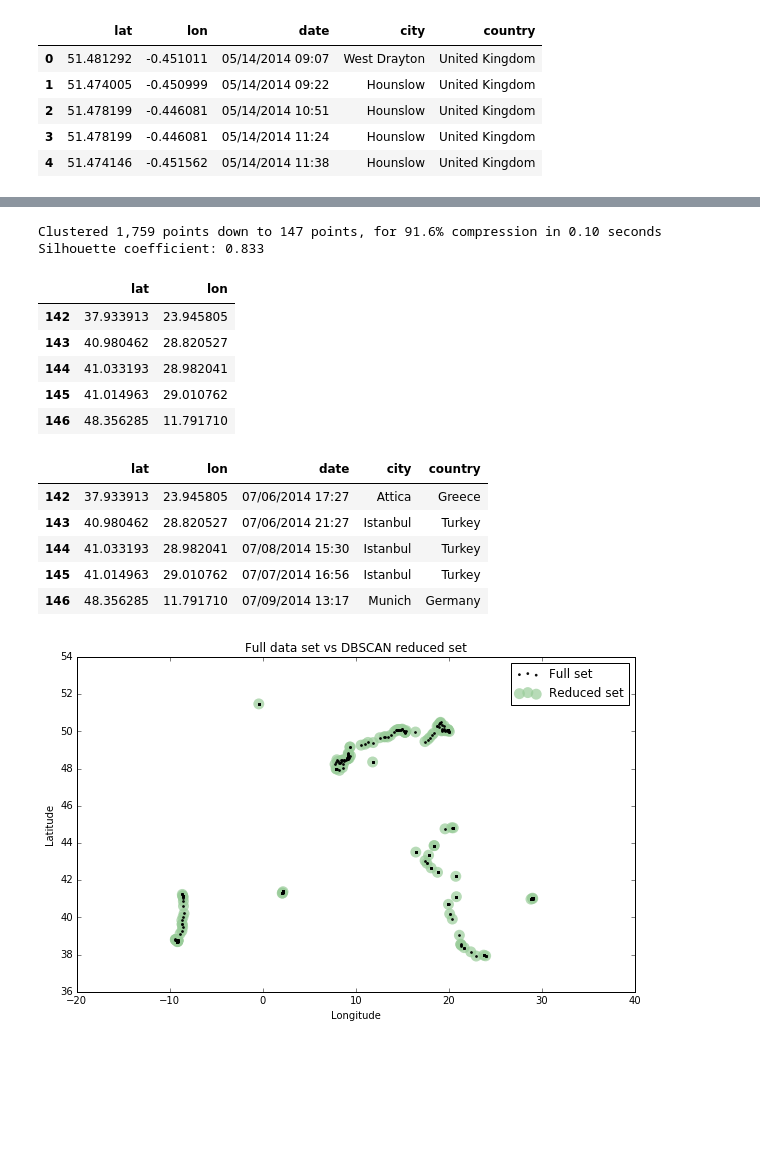
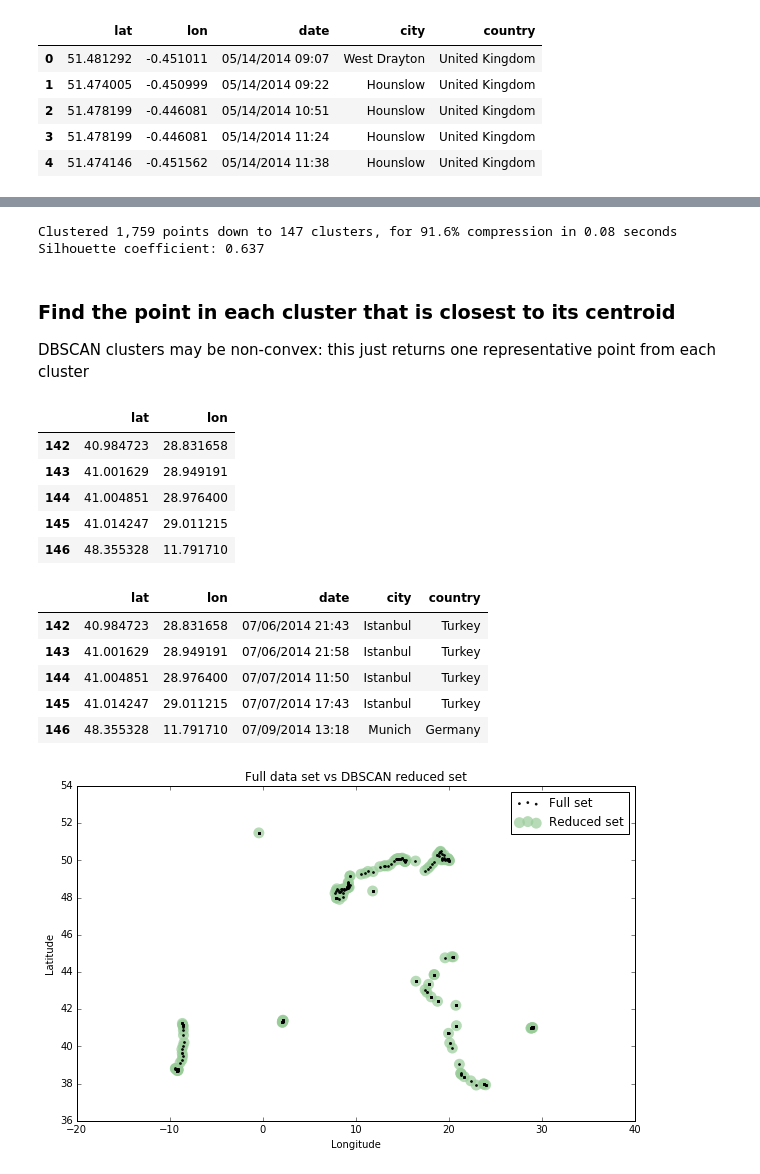
Before and after one commit to gboeing/2014-summer-travels, a Jupyter notebook: clustering-scikitlearn.ipynb, the cells around one changed output, grey strips where cells are left out. Saved outputs shown, nothing was run; the diff lists cells and outputs as text; code cells hidden in the pictures; blank space fills up the shorter version.

Commit message:
made (lat, lon) and (y, x) tuples consistent

```diff
--- a/clustering-scikitlearn.ipynb
+++ b/clustering-scikitlearn.ipynb
@@ -26,21 +31,18 @@ df.head()
 # %%
-# Compute DBSCAN
-# eps is the physical distance from each point that forms its neighborhood
-# min_samples is the min cluster size, otherwise it's noise - set to 1 so we get no noise
 start_time = time()
-coordinates = df.as_matrix(columns=['lon', 'lat'])
+coordinates = df.as_matrix(columns=['lat', 'lon']) #represent points consistently as (lat, lon)
 db = DBSCAN(eps=.01, min_samples=1, algorithm='ball_tree', metric='haversine').fit(coordinates)
 cluster_labels = db.labels_
 
-# number of clusters in labels, ignoring noise if present
+# get the number of clusters, ignoring noise if present
 num_clusters = len(set(cluster_labels)) - (1 if -1 in cluster_labels else 0)
 
 # all done, print the outcome
-message = 'Clustered {:,} points down to {:,} points, for {:0.1f}% compression in {:0.2f} seconds'
+message = 'Clustered {:,} points down to {:,} clusters, for {:.1f}% compression in {:,.2f} seconds'
 print(message.format(len(df), num_clusters, 100*(1 - float(num_clusters) / len(df)), time()-start_time))
 print('Silhouette coefficient: {:0.03f}'.format(metrics.silhouette_score(coordinates, cluster_labels)))
 # %% [output]
-Clustered 1,759 points down to 147 points, for 91.6% compression in 0.10 seconds
-Silhouette coefficient: 0.833
+Clustered 1,759 points down to 147 clusters, for 91.6% compression in 0.08 seconds
+Silhouette coefficient: 0.637
 # %%
 # turn the clusters in to a pandas series, where each element is a cluster of points
@@ -48,27 +50,29 @@ clusters = pd.Series([coordinates[cluster_labels == n] for n in range(num_cluste
+# %% [markdown]
+### Find the point in each cluster that is closest to its centroid
+
+DBSCAN clusters may be non-convex: this just returns one representative point from each cluster
 # %%
-# find the point in each cluster that is closest to its centroid
-# DBSCAN clusters may be non-convex: this just returns one representative point from each cluster
 def get_centermost_point(cluster):
-    centroid = MultiPoint(cluster).centroid.x, MultiPoint(cluster).centroid.y
+    # represent points consistently as (lat, lon): that is (y, x)
+    centroid = (MultiPoint(cluster).centroid.y, MultiPoint(cluster).centroid.x)
     centermost_point = min(cluster, key=lambda point: great_circle(point, centroid).m)
-    return centermost_point
+    return tuple(centermost_point)
 
 centermost_points = clusters.map(get_centermost_point)
 # %%
-# use list comprehension to extract the lat and lon out of the centermost points tuples
-longitudes = [point[0] for point in centermost_points]
-latitudes = [point[1] for point in centermost_points]
+# unzip the list of centermost points (lat, lon) tuples into separate lat and lon lists
+latitudes, longitudes = zip(*centermost_points)
 
 # from these lats and lons create a new dataframe of one representative point for each cluster
 rep_points = pd.DataFrame({'lon':longitudes, 'lat':latitudes})
 rep_points.tail()
 # %% [output]
 |  | lat | lon |
-| 142 | 37.933913 | 23.945805 |
-| 143 | 40.980462 | 28.820527 |
-| 144 | 41.033193 | 28.982041 |
-| 145 | 41.014963 | 29.010762 |
-| 146 | 48.356285 | 11.791710 |
+| 142 | 40.984723 | 28.831658 |
+| 143 | 41.001629 | 28.949191 |
+| 144 | 41.004851 | 28.976400 |
+| 145 | 41.014247 | 29.011215 |
+| 146 | 48.355328 | 11.791710 |
 # %%
 # pull row from original data set where lat/lon match the lat/lon of each row of representative points
 # that way we get the full details like city, country, and date from the original dataframe
@@ -76,11 +80,11 @@ rs = rep_points.apply(lambda row: df[(df['lat']==row['lat']) & (df['lon']==row['
 rs.tail()
 # %% [output]
 |  | lat | lon | date | city | country |
-| 142 | 37.933913 | 23.945805 | 07/06/2014 17:27 | Attica | Greece |
-| 143 | 40.980462 | 28.820527 | 07/06/2014 21:27 | Istanbul | Turkey |
-| 144 | 41.033193 | 28.982041 | 07/08/2014 15:30 | Istanbul | Turkey |
-| 145 | 41.014963 | 29.010762 | 07/07/2014 16:56 | Istanbul | Turkey |
-| 146 | 48.356285 | 11.791710 | 07/09/2014 13:17 | Munich | Germany |
+| 142 | 40.984723 | 28.831658 | 07/06/2014 21:43 | Istanbul | Turkey |
+| 143 | 41.001629 | 28.949191 | 07/06/2014 21:58 | Istanbul | Turkey |
+| 144 | 41.004851 | 28.976400 | 07/07/2014 11:50 | Istanbul | Turkey |
+| 145 | 41.014247 | 29.011215 | 07/07/2014 17:43 | Istanbul | Turkey |
+| 146 | 48.355328 | 11.791710 | 07/09/2014 13:18 | Munich | Germany |
 # %%
 # plot the final reduced set of coordinate points vs the original full set
 fig, ax = plt.subplots(figsize=[10, 6])
```
Also changed, not shown: parts of 2 cells of this notebook.
